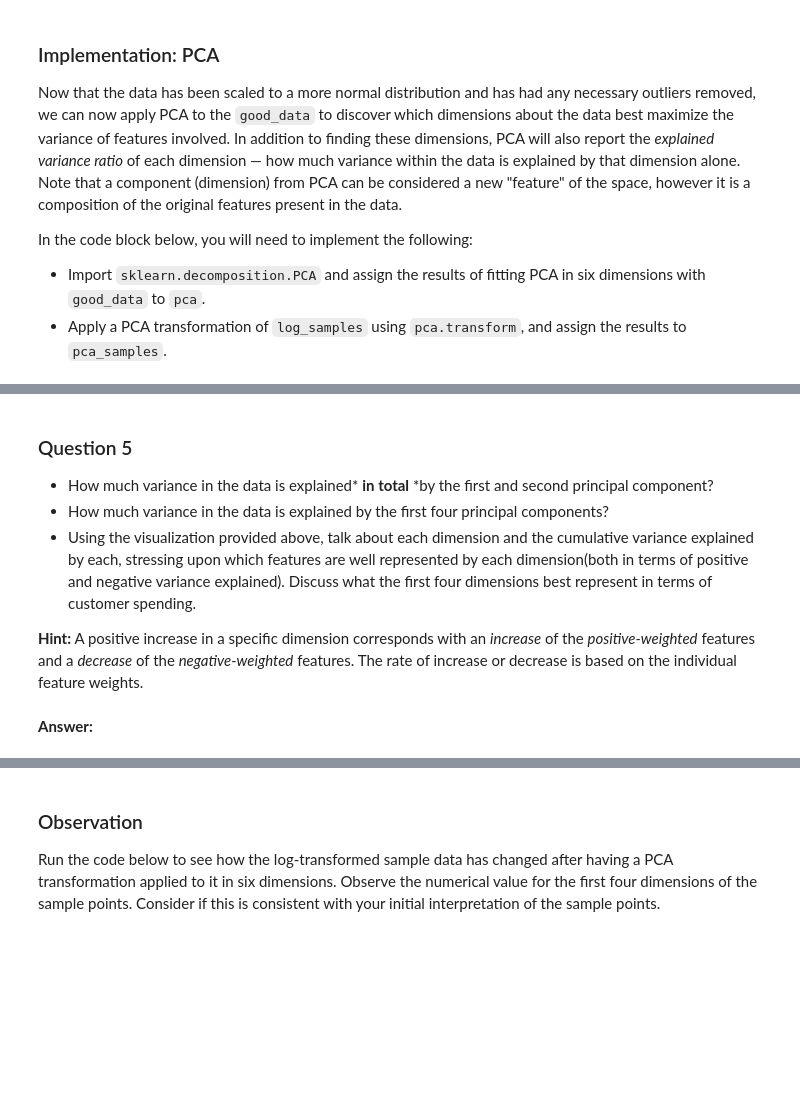
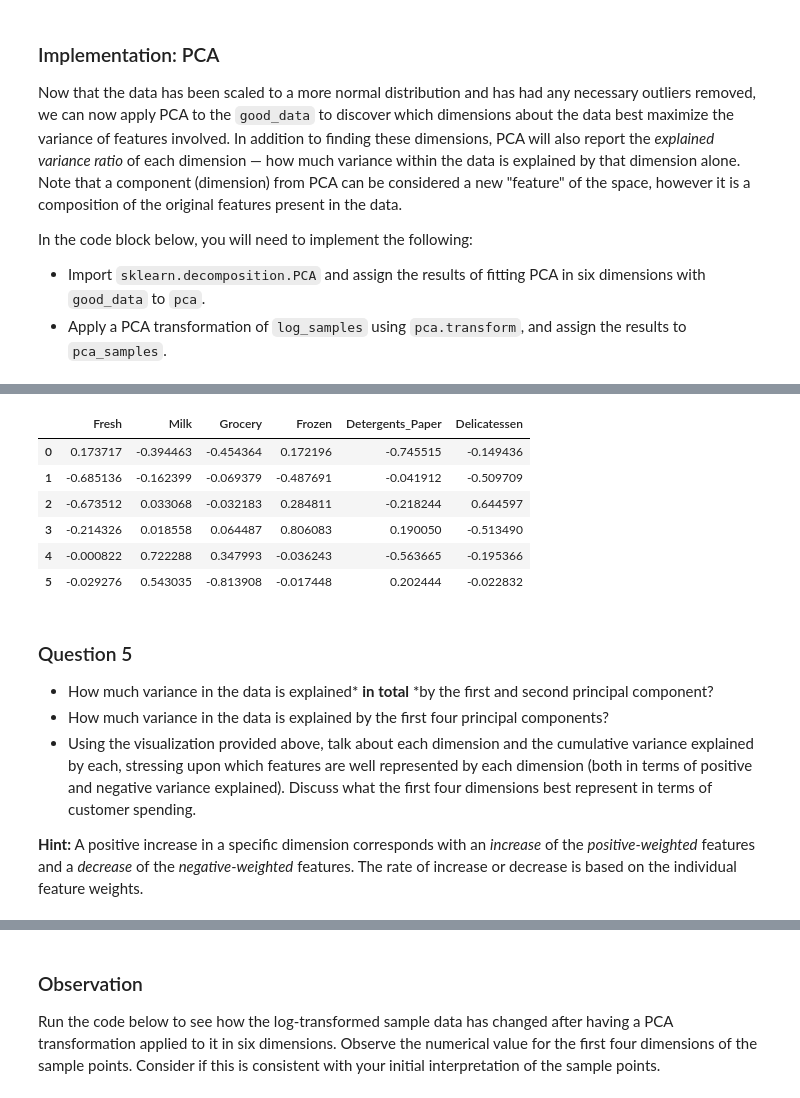
Before and after one commit to markbastian/machine-learning, a Jupyter notebook: projects/customer_segments/customer_segments.ipynb, the cells around one changed output, grey strips where cells are left out. Saved outputs shown, nothing was run; the diff lists cells and outputs as text; code cells hidden in the pictures; blank space fills up the shorter version.

Commit message:
Customer segments complete - v0

```diff
--- a/projects/customer_segments/customer_segments.ipynb
+++ b/projects/customer_segments/customer_segments.ipynb
@@ -381,10 +401,19 @@ pca_results = vs.pca_results(good_data, pca)
+# %%
+# Added to make it a little easier to see the data in a compact form
+pd.DataFrame(pca.components_, columns=['Fresh','Milk','Grocery','Frozen','Detergents_Paper','Delicatessen'])
+# %% [output]
+|  | Fresh | Milk | Grocery | Frozen | Detergents_Paper | Delicatessen |
+| 0 | 0.173717 | -0.394463 | -0.454364 | 0.172196 | -0.745515 | -0.149436 |
+| 1 | -0.685136 | -0.162399 | -0.069379 | -0.487691 | -0.041912 | -0.509709 |
+| 2 | -0.673512 | 0.033068 | -0.032183 | 0.284811 | -0.218244 | 0.644597 |
+| 3 | -0.214326 | 0.018558 | 0.064487 | 0.806083 | 0.190050 | -0.513490 |
+| 4 | -0.000822 | 0.722288 | 0.347993 | -0.036243 | -0.563665 | -0.195366 |
+| 5 | -0.029276 | 0.543035 | -0.813908 | -0.017448 | 0.202444 | -0.022832 |
 # %% [markdown]
 ### Question 5
 
 * How much variance in the data is explained* **in total** *by the first and second principal component?
 * How much variance in the data is explained by the first four principal components?
-* Using the visualization provided above, talk about each dimension and the cumulative variance explained by each, stressing upon which features are well represented by each dimension(both in terms of positive and negative variance explained). Discuss what the first four dimensions best represent in terms of customer spending.
+* Using the visualization provided above, talk about each dimension and the cumulative variance explained by each, stressing upon which features are well represented by each dimension (both in terms of positive and negative variance explained). Discuss what the first four dimensions best represent in terms of customer spending.
 
 **Hint:** A positive increase in a specific dimension corresponds with an *increase* of the *positive-weighted* features and a *decrease* of the *negative-weighted* features. The rate of increase or decrease is based on the individual feature weights.
-# %% [markdown]
-**Answer:**
```
Also changed, not shown: parts of 30 cells of this notebook, 1 other file.
